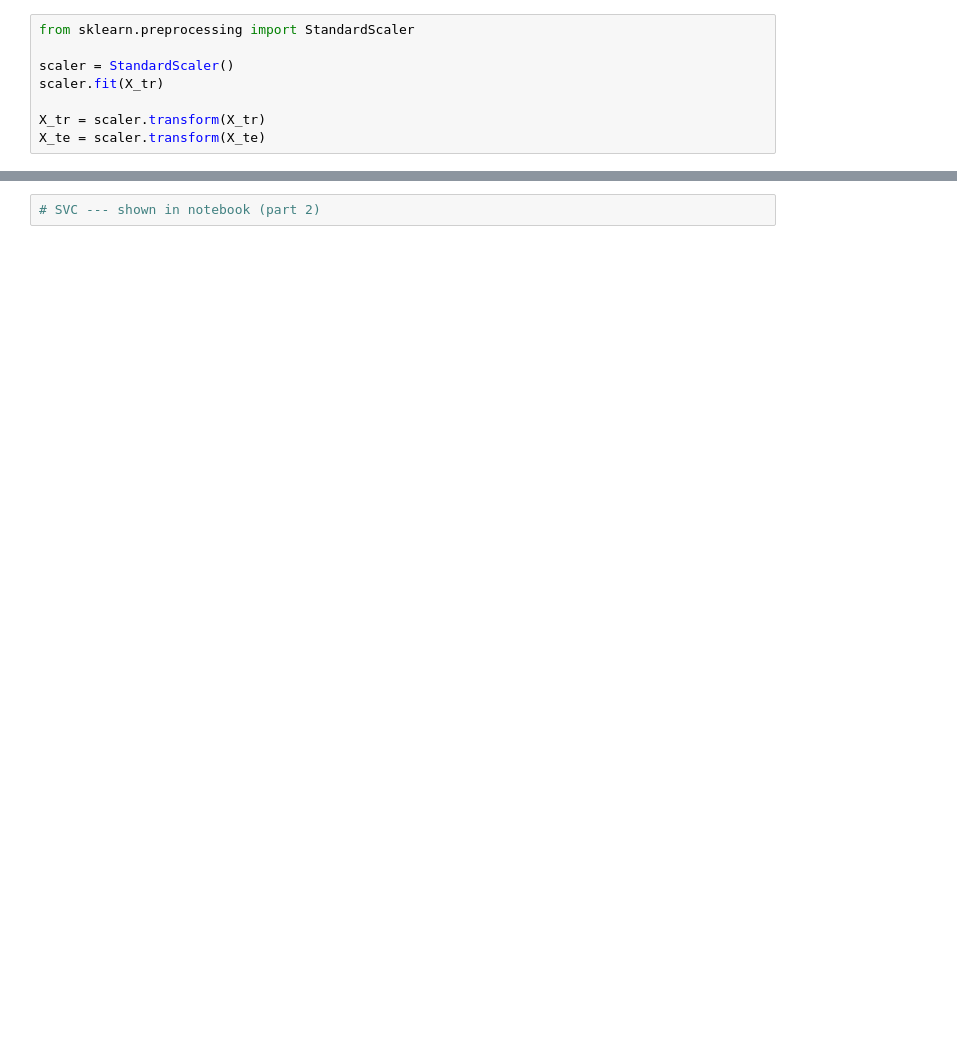
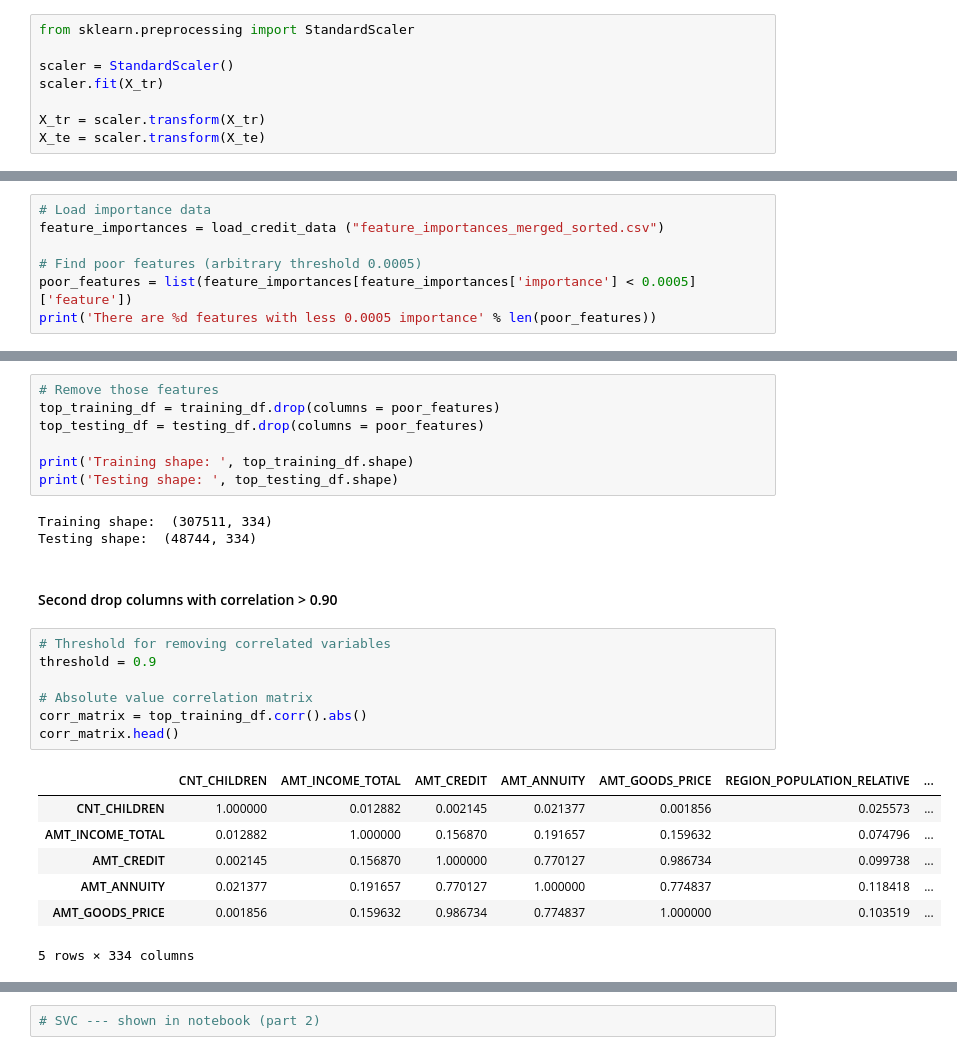
Before and after one commit to JoanieL/MLFinalProject, a Jupyter notebook: MLProject_FeatureEngineering_Modelling.ipynb, the cells around one changed output, grey strips where cells are left out. Cells and saved outputs as stored; diff of their text form; blank space fills up the shorter version.

```diff
--- a/MLProject_FeatureEngineering_Modelling.ipynb
+++ b/MLProject_FeatureEngineering_Modelling.ipynb
@@ -182,0 +371,7 @@ print "\nArea under the ROC curve : %f" % roc_auc_knn
+# %%
+# Load importance data
+feature_importances = load_credit_data ("feature_importances_merged_sorted.csv")
+
+# Find poor features (arbitrary threshold 0.0005)
+poor_features = list(feature_importances[feature_importances['importance'] < 0.0005]['feature'])
+print('There are %d features with less 0.0005 importance' % len(poor_features))
@@ -182,0 +400,27 @@ print "\nArea under the ROC curve : %f" % roc_auc_knn
+# %%
+# Remove those features
+top_training_df = training_df.drop(columns = poor_features)
+top_testing_df = testing_df.drop(columns = poor_features)
+
+print('Training shape: ', top_training_df.shape)
+print('Testing shape: ', top_testing_df.shape)
+# %% [output]
+Training shape:  (307511, 334)
+Testing shape:  (48744, 334)
+# %% [markdown]
+#### Second drop columns with correlation > 0.90
+# %%
+# Threshold for removing correlated variables
+threshold = 0.9
+
+# Absolute value correlation matrix
+corr_matrix = top_training_df.corr().abs()
+corr_matrix.head()
+# %% [output]
+|  | CNT_CHILDREN | AMT_INCOME_TOTAL | AMT_CREDIT | AMT_ANNUITY | AMT_GOODS_PRICE | REGION_POPULATION_RELATIVE | ... |
+| CNT_CHILDREN | 1.000000 | 0.012882 | 0.002145 | 0.021377 | 0.001856 | 0.025573 | ... |
+| AMT_INCOME_TOTAL | 0.012882 | 1.000000 | 0.156870 | 0.191657 | 0.159632 | 0.074796 | ... |
+| AMT_CREDIT | 0.002145 | 0.156870 | 1.000000 | 0.770127 | 0.986734 | 0.099738 | ... |
+| AMT_ANNUITY | 0.021377 | 0.191657 | 0.770127 | 1.000000 | 0.774837 | 0.118418 | ... |
+| AMT_GOODS_PRICE | 0.001856 | 0.159632 | 0.986734 | 0.774837 | 1.000000 | 0.103519 | ... |
+5 rows × 334 columns
```
Also changed, not shown: parts of 85 cells of this notebook, 1 other file.
